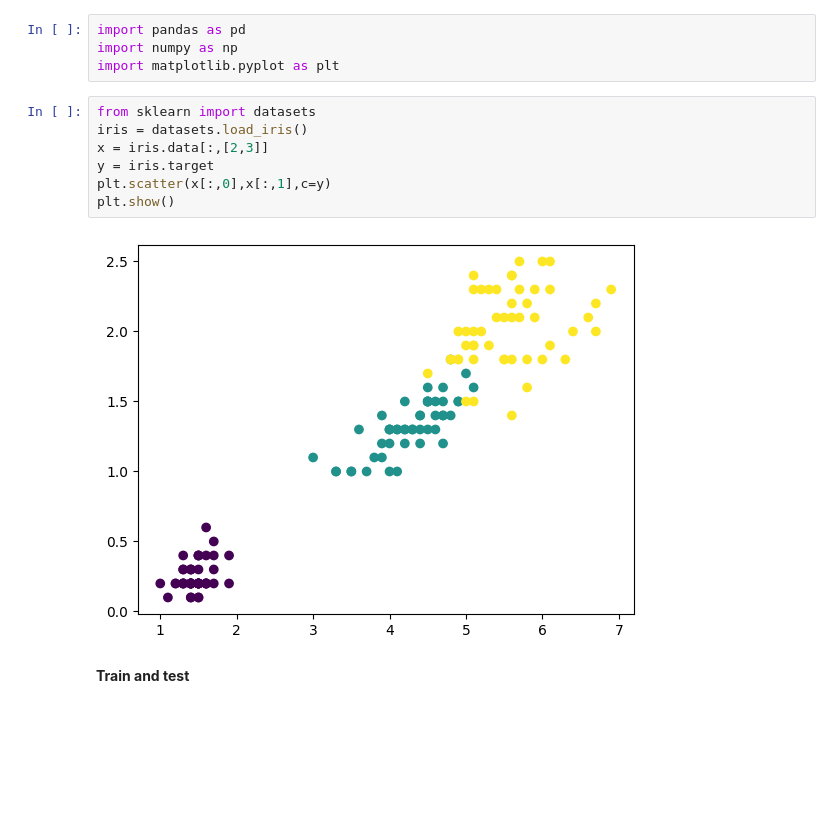
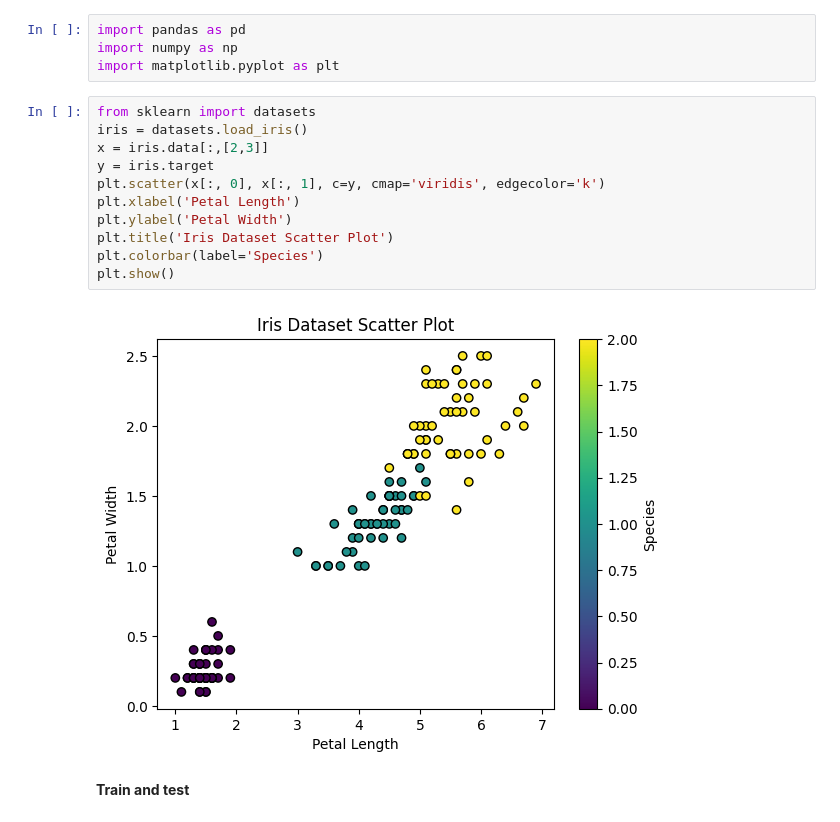
Before and after one commit to Pratikpatil19/Supervised-Machine-Learning-Classification, a Jupyter notebook: supervised_Machine_learning_classification.ipynb, the cells around one changed output. Saved outputs shown, nothing was run; the diff lists cells and outputs as text; blank space fills up the shorter version.

```diff
--- a/supervised_Machine_learning_classification.ipynb
+++ b/supervised_Machine_learning_classification.ipynb
@@ -111,12 +121,16 @@ import matplotlib.pyplot as plt
 # %%
 from sklearn import datasets
 iris = datasets.load_iris()
 x = iris.data[:,[2,3]]
 y = iris.target
-plt.scatter(x[:,0],x[:,1],c=y)
+plt.scatter(x[:, 0], x[:, 1], c=y, cmap='viridis', edgecolor='k')
+plt.xlabel('Petal Length')
+plt.ylabel('Petal Width')
+plt.title('Iris Dataset Scatter Plot')
+plt.colorbar(label='Species')
 plt.show()
 # %% [output]
-[figure, old version]
+[figure, new version]
 # %% [markdown]
 **Train and test**
 # %%
```
Also changed, not shown: parts of 1 cell of this notebook.
